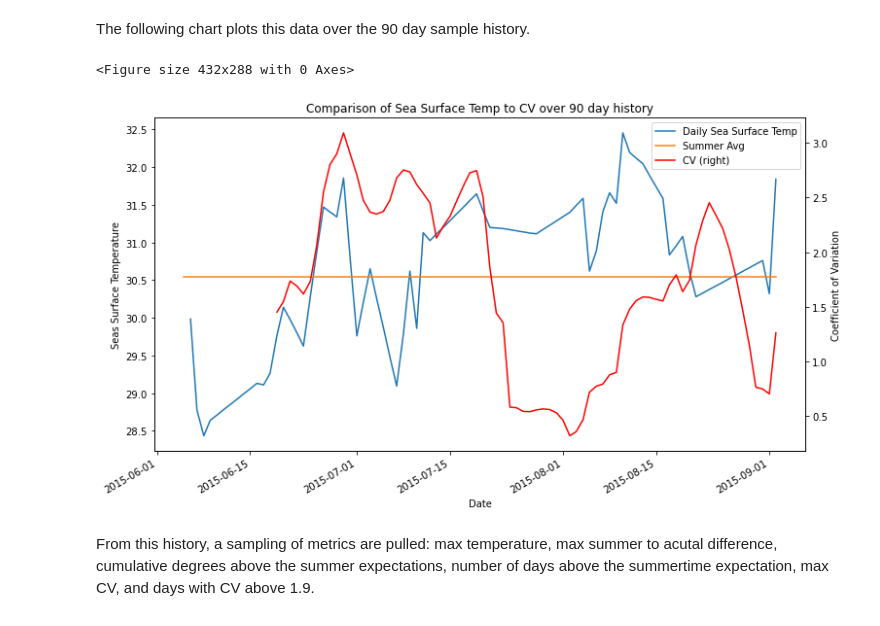
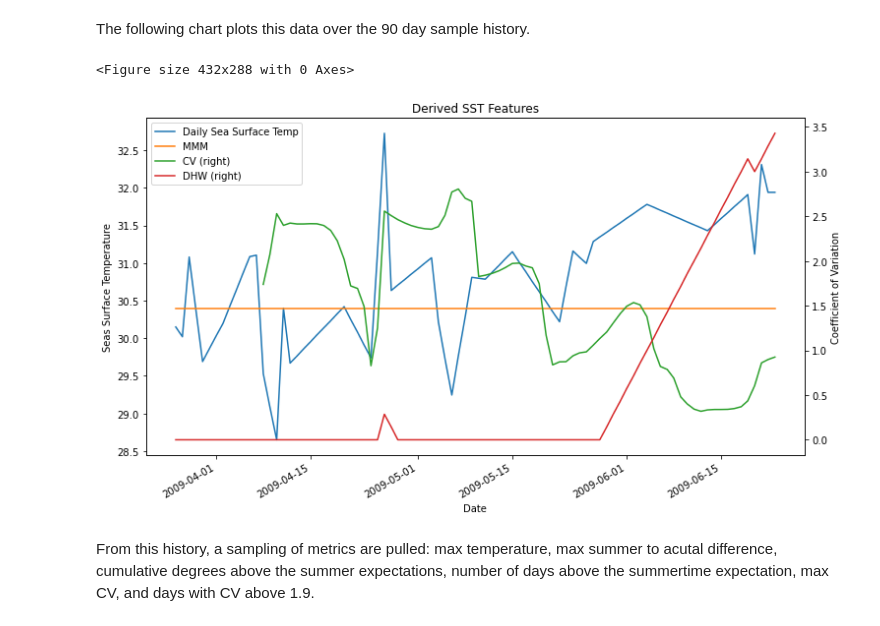
Before and after one commit to patgeitner/nasa-coral-health-observation, a Jupyter notebook: Sea Surface Temperature Feature Extraction.ipynb, the cells around one changed output. Drawn from its saved outputs; the diff is of its cells as text; code cells hidden in the pictures.

```diff
--- a/Sea Surface Temperature Feature Extraction.ipynb
+++ b/Sea Surface Temperature Feature Extraction.ipynb
@@ -126,7 +117,7 @@ def Create_Monthly_SST_Averages(Path):
     #Convert Lon from 1 - 360 to -180 - 180
     dfFnl['Lon'] = dfFnl['Lon'].where(df['Lon'] < 180, df['Lon']-360)
 
-    dfSummer = dfFnl.groupby(['Lat','Lon'], group_keys=False).apply(pd.DataFrame.nlargest,n=5,columns='sst')
+    dfSummer = dfFnl.groupby(['Lat','Lon'], group_keys=False).apply(pd.DataFrame.nlargest,n=3,columns='sst')
     dfSummer = dfSummer[['Lat','Lon','sst']].groupby(by=['Lat','Lon']).mean()
 
     dfSummer = dfSummer.reset_index()
@@ -191,14 +190,15 @@ The following cells break down the steps of the above functions to highlight how
 # %%
-row = dfGCBD.iloc[1370] #1370 <-Good example
+row = dfGCBD.iloc[17414] #1370,22395,17414 <-Good example
 
 chlor = ee.ImageCollection("NASA/OCEANDATA/MODIS-Aqua/L3SMI").select(['sst'])
 date = ee.Date(f"{row['year']}-{row['month']}-{row['day']}")
+#date = ee.Date("2009-10-15")
 point = ee.Geometry.Point([row['Longitude_Degrees'], row['Latitude_Degrees']])
 image = chlor.filterBounds(geometry=point).filterDate(date.advance(-90, 'day'), date)
 data = image.getRegion(geometry=ee.Geometry.Point([row['Longitude_Degrees'], row['Latitude_Degrees']]), scale=5000).getInfo()
 df = pd.DataFrame(data[1:], columns=data[0])
 df['lat_Rnd'] = row['lat_Rnd']
 df['lon_Rnd'] = row['lon_Rnd']
-
+df['Date'] = pd.to_datetime(df['time'], unit='ms')
 df
 # %% [output]
@@ -218,5 +218,18 @@ df
 # %% [markdown]
 The above dataframe is the raw SST history extraction from modis. A single bleaching row has been sent to their database and a 90 day history is retreived. Notice some NaNs are present where data was not available. Also, the time is the number of milliseconds since 1970-01-01.
+# %%
+#from numba import njit
+#@njit()
+def cumlimit(x, lim):
+    x[np.isnan(x)]=0
+    total = 0.
+    result = np.empty_like(x)
+    for i, y in enumerate(x):
+        total += y
+        if total < lim:
+            total = 0.
+        result[i]=total
+    return result
 # %%
 #fill NaNs with with interpolated values from closest known rows
 df['sst_extended'] = df['sst'].interpolate()
@@ -229,5 +242,12 @@ dfExt['sst_SumComp'] = dfExt['sst_extended']-dfExt['sst_Summer']
 dfExt['sst_sd'] = dfExt['sst_extended'].rolling(14).std()
 dfExt['sst_mean'] = dfExt['sst_extended'].rolling(14).mean()
 dfExt['sst_cv'] = dfExt['sst_sd']*100/dfExt['sst_mean']
+
+dfExt['sst_streak'] = dfExt['sst_SumComp'].apply(np.floor)
+#dfExt['sst_streak_min'] = dfExt['sst_streak'].rolling(7).min()
+dfExt.loc[dfExt['sst_streak']<1,'sst_streak'] = -1
+dfExt['sst_streak'] = dfExt['sst_streak']/7
+dfExt['DHW'] = cumlimit(dfExt['sst_streak'].values,0)
+#dfExt['sst_streak'] = dfExt['sst_streak'].ne(dfExt['sst_streak'].shift())
 dfExt#[['longitude','latitude','time','sst','sst_SumComp','sst_cv']]
 # %% [output]
@@ -250,17 +275,17 @@ This dataframe is the result of taking the Modis data and building the larger co
 The following chart plots this data over the 90 day sample history.
 # %%
 dfExt['Date'] = pd.to_datetime(dfExt['time'], unit='ms')
-dfExt = dfExt.rename(columns={'sst_extended':'Daily Sea Surface Temp','sst_Summer':'Summer Avg','sst_cv':'CV'})
+dfExt = dfExt.rename(columns={'sst_extended':'Daily Sea Surface Temp','sst_Summer':'MMM','sst_cv':'CV'})
 plt.figure()
-ax = dfExt[['Date','sst','Daily Sea Surface Temp','Summer Avg','CV']].plot(x='Date',y=['Daily Sea Surface Temp','Summer Avg'],title='Comparison of Sea Surface Temp to CV over 90 day history',figsize=(12, 7))
+ax = dfExt[['Date','sst','Daily Sea Surface Temp','MMM','CV','DHW']].plot(x='Date',y=['Daily Sea Surface Temp','MMM'],title='Derived SST Features',figsize=(12, 7))
 ax.set_ylabel('Seas Surface Temperature')
-dfExt.plot(x='Date',y='CV',color='r',secondary_y=True,ax=ax)
+dfExt.plot(x='Date',y=['CV','DHW'],secondary_y=True,ax=ax)
 plt.ylabel('Coefficient of Variation')
 
 plt.show()
 # %% [output]
 <Figure size 432x288 with 0 Axes>
-[figure, old version]
+[figure, new version]
 # %% [markdown]
 From this history, a sampling of metrics are pulled: max temperature, max summer to acutal difference, cumulative degrees above the summer expectations, number of days above the summertime expectation, max CV, and days with CV above 1.9.
 # %% [markdown]
```
Also changed, not shown: parts of 23 cells of this notebook.
